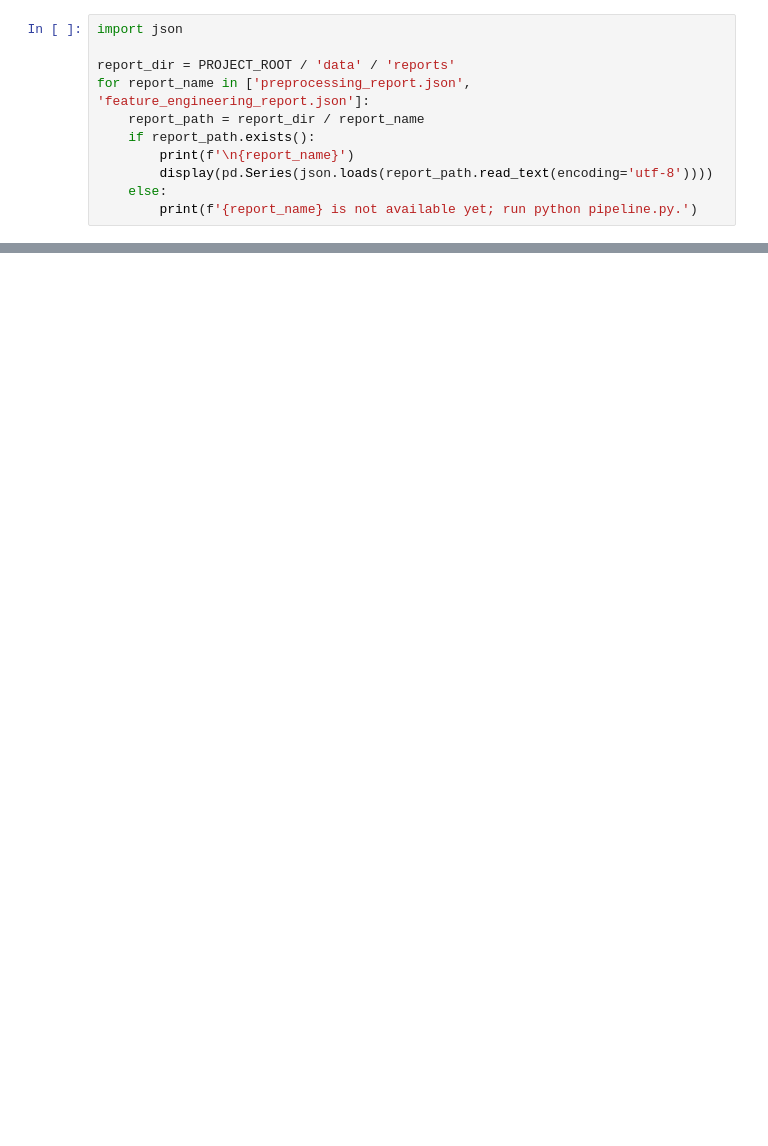
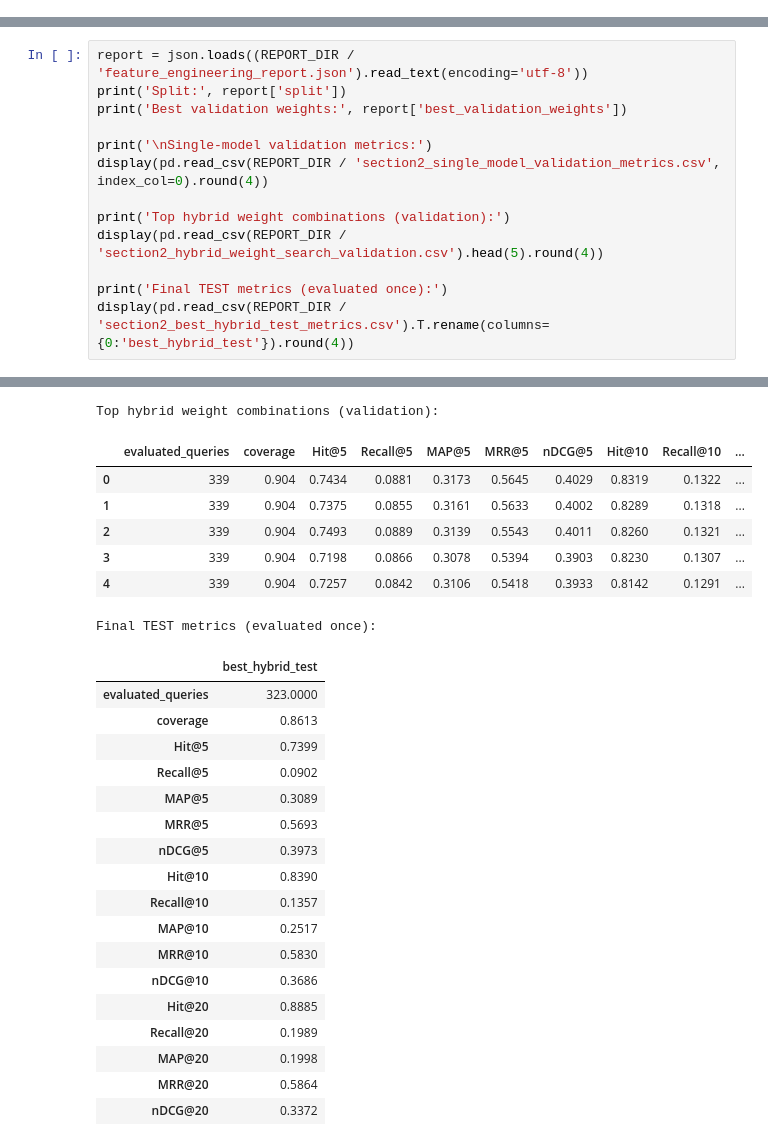
Before and after one commit to sajadTaghizade/Data-Science, a Jupyter notebook: Phase 2/Project_P2/section2_eda_report.ipynb, the cells around one changed output, grey strips where cells are left out. Cells and saved outputs as stored; diff of their text form; blank space fills up the shorter version.

```diff
--- a/Phase 2/Project_P2/section2_eda_report.ipynb
+++ b/Phase 2/Project_P2/section2_eda_report.ipynb
@@ -226,11 +132,0 @@ The TF-IDF matrix is the direct feature representation for cosine-similarity rec
-# %%
-import json
-
-report_dir = PROJECT_ROOT / 'data' / 'reports'
-for report_name in ['preprocessing_report.json', 'feature_engineering_report.json']:
-    report_path = report_dir / report_name
-    if report_path.exists():
-        print(f'\n{report_name}')
-        display(pd.Series(json.loads(report_path.read_text(encoding='utf-8'))))
-    else:
-        print(f'{report_name} is not available yet; run python pipeline.py.')
@@ -268,0 +159,14 @@ The data is ready for direct modeling: every retained row has usable question te
+# %%
+report = json.loads((REPORT_DIR / 'feature_engineering_report.json').read_text(encoding='utf-8'))
+print('Split:', report['split'])
+print('Best validation weights:', report['best_validation_weights'])
+
+print('\nSingle-model validation metrics:')
+display(pd.read_csv(REPORT_DIR / 'section2_single_model_validation_metrics.csv', index_col=0).round(4))
+
+print('Top hybrid weight combinations (validation):')
+display(pd.read_csv(REPORT_DIR / 'section2_hybrid_weight_search_validation.csv').head(5).round(4))
+
+print('Final TEST metrics (evaluated once):')
+display(pd.read_csv(REPORT_DIR / 'section2_best_hybrid_test_metrics.csv').T.rename(columns={0:'best_hybrid_test'}).round(4))
+# %% [output]
@@ -268,0 +182,26 @@ The data is ready for direct modeling: every retained row has usable question te
+Top hybrid weight combinations (validation):
+|  | evaluated_queries | coverage | Hit@5 | Recall@5 | MAP@5 | MRR@5 | nDCG@5 | Hit@10 | Recall@10 | ... |
+| 0 | 339 | 0.904 | 0.7434 | 0.0881 | 0.3173 | 0.5645 | 0.4029 | 0.8319 | 0.1322 | ... |
+| 1 | 339 | 0.904 | 0.7375 | 0.0855 | 0.3161 | 0.5633 | 0.4002 | 0.8289 | 0.1318 | ... |
+| 2 | 339 | 0.904 | 0.7493 | 0.0889 | 0.3139 | 0.5543 | 0.4011 | 0.8260 | 0.1321 | ... |
+| 3 | 339 | 0.904 | 0.7198 | 0.0866 | 0.3078 | 0.5394 | 0.3903 | 0.8230 | 0.1307 | ... |
+| 4 | 339 | 0.904 | 0.7257 | 0.0842 | 0.3106 | 0.5418 | 0.3933 | 0.8142 | 0.1291 | ... |
+Final TEST metrics (evaluated once):
+|  | best_hybrid_test |
+| evaluated_queries | 323.0000 |
+| coverage | 0.8613 |
+| Hit@5 | 0.7399 |
+| Recall@5 | 0.0902 |
+| MAP@5 | 0.3089 |
+| MRR@5 | 0.5693 |
+| nDCG@5 | 0.3973 |
+| Hit@10 | 0.8390 |
+| Recall@10 | 0.1357 |
+| MAP@10 | 0.2517 |
+| MRR@10 | 0.5830 |
+| nDCG@10 | 0.3686 |
+| Hit@20 | 0.8885 |
+| Recall@20 | 0.1989 |
+| MAP@20 | 0.1998 |
+| MRR@20 | 0.5864 |
+| nDCG@20 | 0.3372 |
```
Also changed, not shown: parts of 29 cells of this notebook, 4 other files.
